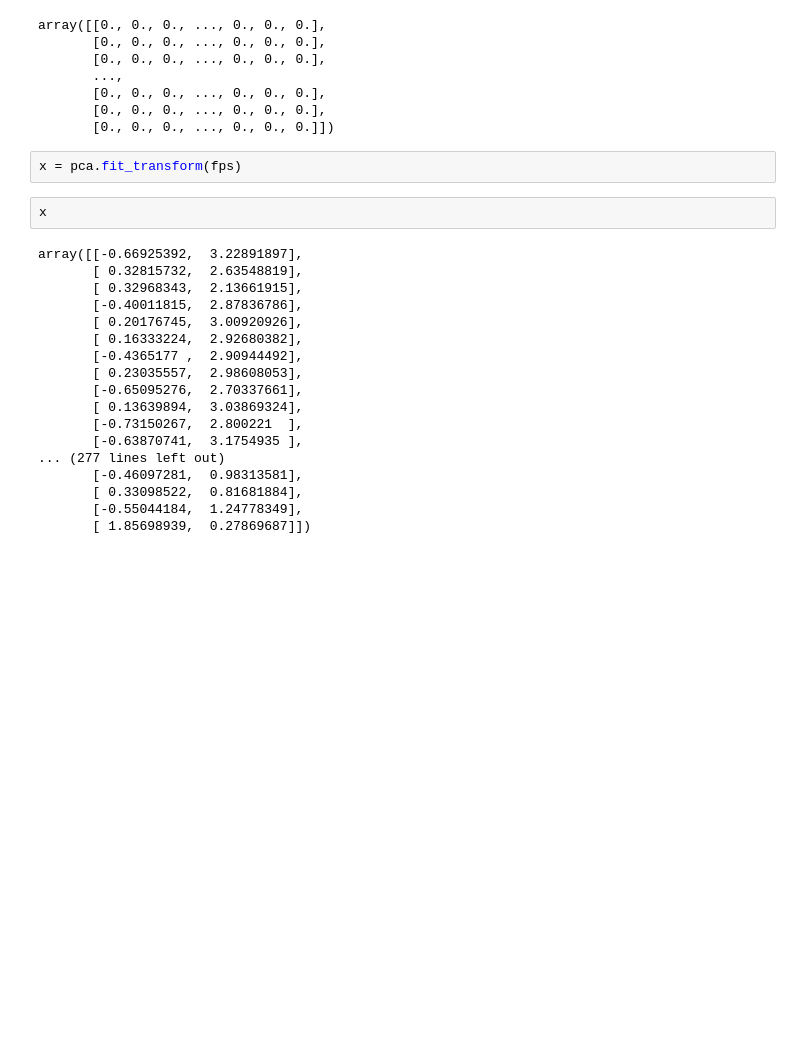
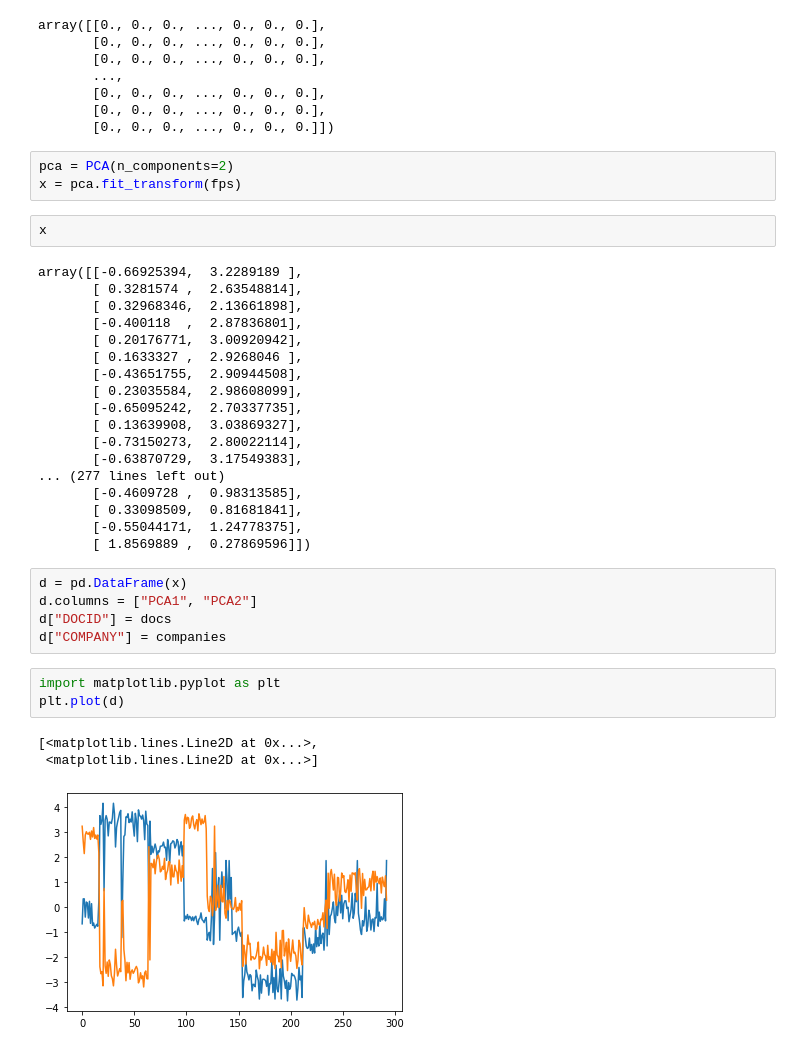
Before and after one commit to MDSYN2019/Chemiinformatics_work, a Jupyter notebook: notebooks/Chemical Space.ipynb, the cells around one changed output. Cells and saved outputs as stored; diff of their text form; blank space fills up the shorter version.

```diff
--- a/notebooks/Chemical Space.ipynb
+++ b/notebooks/Chemical Space.ipynb
@@ -63,24 +93,37 @@ array([[0., 0., 0., ..., 0., 0., 0.],
        [0., 0., 0., ..., 0., 0., 0.],
        [0., 0., 0., ..., 0., 0., 0.]])
 # %%
+pca = PCA(n_components=2)
 x = pca.fit_transform(fps)
 # %%
 x
 # %% [output]
-array([[-0.66925392,  3.22891897],
-       [ 0.32815732,  2.63548819],
-       [ 0.32968343,  2.13661915],
-       [-0.40011815,  2.87836786],
-       [ 0.20176745,  3.00920926],
-       [ 0.16333224,  2.92680382],
-       [-0.4365177 ,  2.90944492],
-       [ 0.23035557,  2.98608053],
-       [-0.65095276,  2.70337661],
-       [ 0.13639894,  3.03869324],
-       [-0.73150267,  2.800221  ],
-       [-0.63870741,  3.1754935 ],
+array([[-0.66925394,  3.2289189 ],
+       [ 0.3281574 ,  2.63548814],
+       [ 0.32968346,  2.13661898],
+       [-0.400118  ,  2.87836801],
+       [ 0.20176771,  3.00920942],
+       [ 0.1633327 ,  2.9268046 ],
+       [-0.43651755,  2.90944508],
+       [ 0.23035584,  2.98608099],
+       [-0.65095242,  2.70337735],
+       [ 0.13639908,  3.03869327],
+       [-0.73150273,  2.80022114],
+       [-0.63870729,  3.17549383],
 ... (277 lines left out)
-       [-0.46097281,  0.98313581],
-       [ 0.33098522,  0.81681884],
-       [-0.55044184,  1.24778349],
-       [ 1.85698939,  0.27869687]])
+       [-0.4609728 ,  0.98313585],
+       [ 0.33098509,  0.81681841],
+       [-0.55044171,  1.24778375],
+       [ 1.8569889 ,  0.27869596]])
+# %%
+d = pd.DataFrame(x)
+d.columns = ["PCA1", "PCA2"]
+d["DOCID"] = docs
+d["COMPANY"] = companies
+# %%
+import matplotlib.pyplot as plt
+plt.plot(d)
+# %% [output]
+[<matplotlib.lines.Line2D at 0x...>,
+ <matplotlib.lines.Line2D at 0x...>]
+[figure, added]
```
Also changed, not shown: parts of 6 cells of this notebook, 57 other files.
